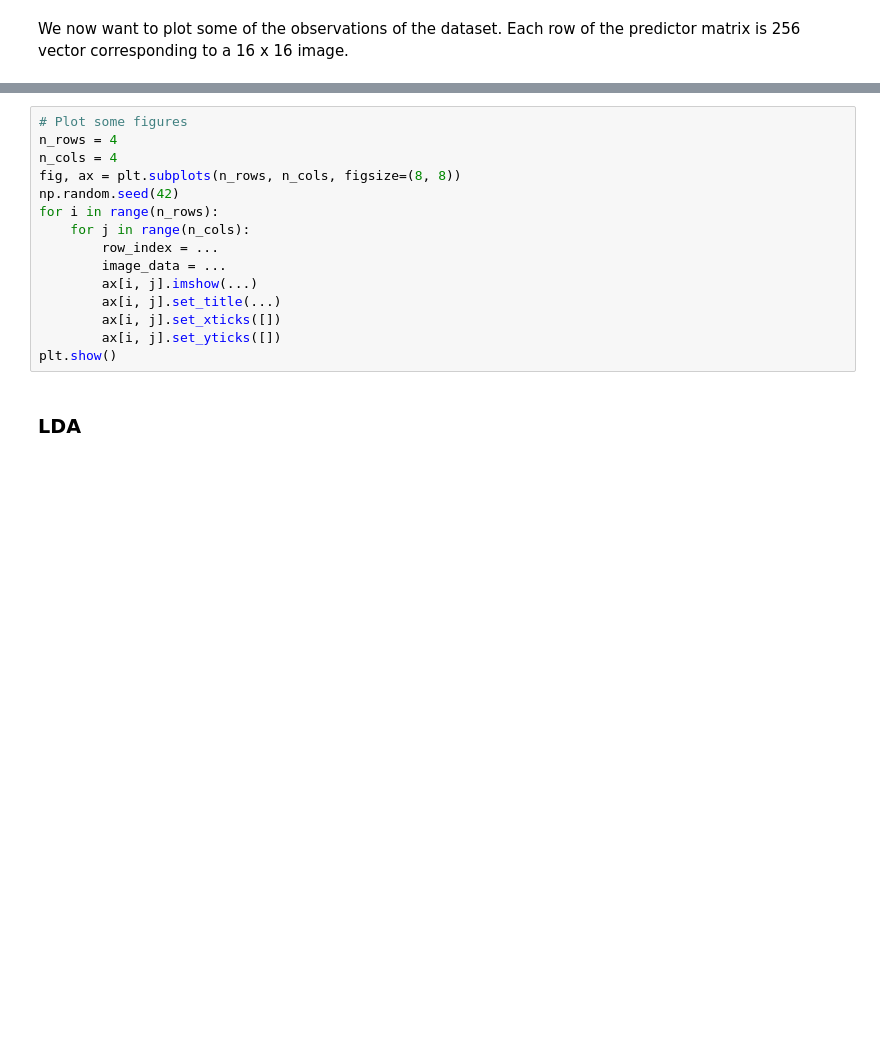
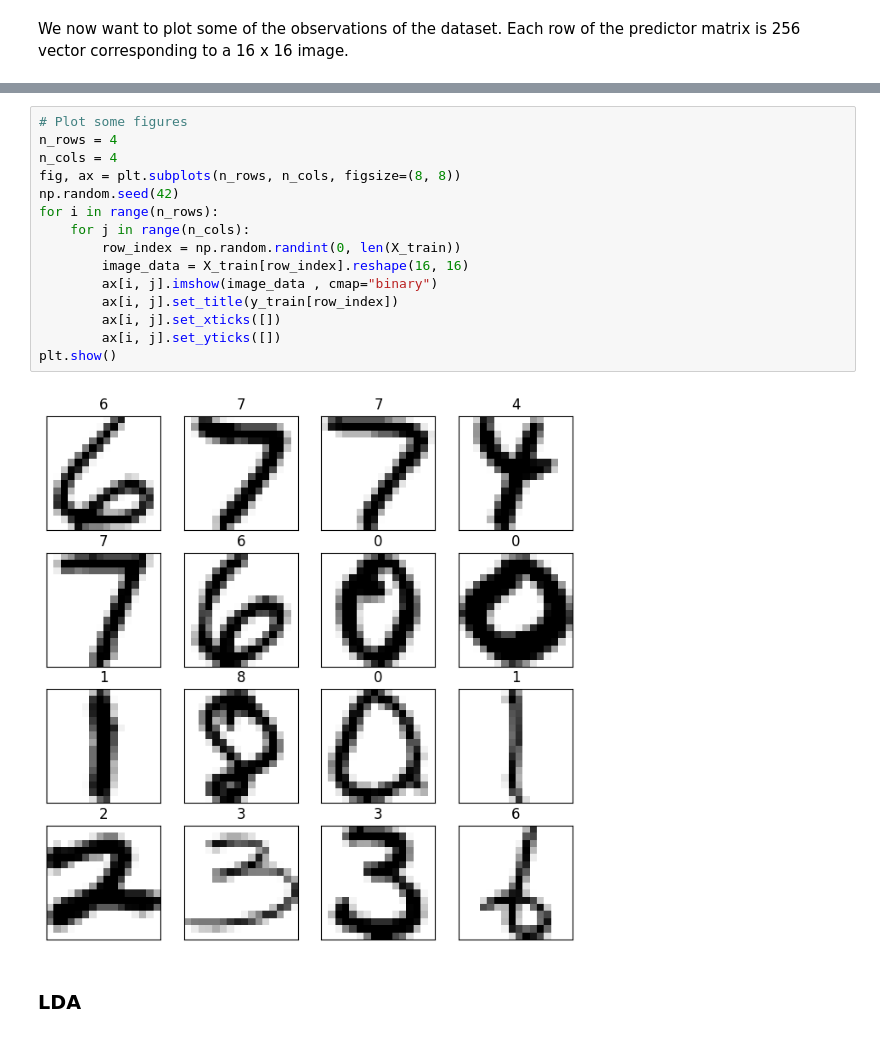
Before and after one commit to Guus03/MSc-Business-Analytics, a Jupyter notebook: Machine-Learning/Exercise_05.ipynb, the cells around one changed output, grey strips where cells are left out. Drawn from its saved outputs; the diff is of its cells as text; blank space fills up the shorter version.

```diff
--- a/Machine-Learning/Exercise_05.ipynb
+++ b/Machine-Learning/Exercise_05.ipynb
@@ -347,18 +475,20 @@ plt.show()
 # %%
 # Plot some figures
 n_rows = 4
 n_cols = 4
 fig, ax = plt.subplots(n_rows, n_cols, figsize=(8, 8))
 np.random.seed(42)
 for i in range(n_rows):
     for j in range(n_cols):
-        row_index = ...
-        image_data = ...
-        ax[i, j].imshow(...)
-        ax[i, j].set_title(...)
+        row_index = np.random.randint(0, len(X_train))
+        image_data = X_train[row_index].reshape(16, 16)
+        ax[i, j].imshow(image_data , cmap="binary")
+        ax[i, j].set_title(y_train[row_index])
         ax[i, j].set_xticks([])
         ax[i, j].set_yticks([])
 plt.show()
+# %% [output]
+[figure, added]
 # %% [markdown]
 ### LDA
 # %% [markdown]
```
Also changed, not shown: parts of 35 cells of this notebook, 1 other file.
